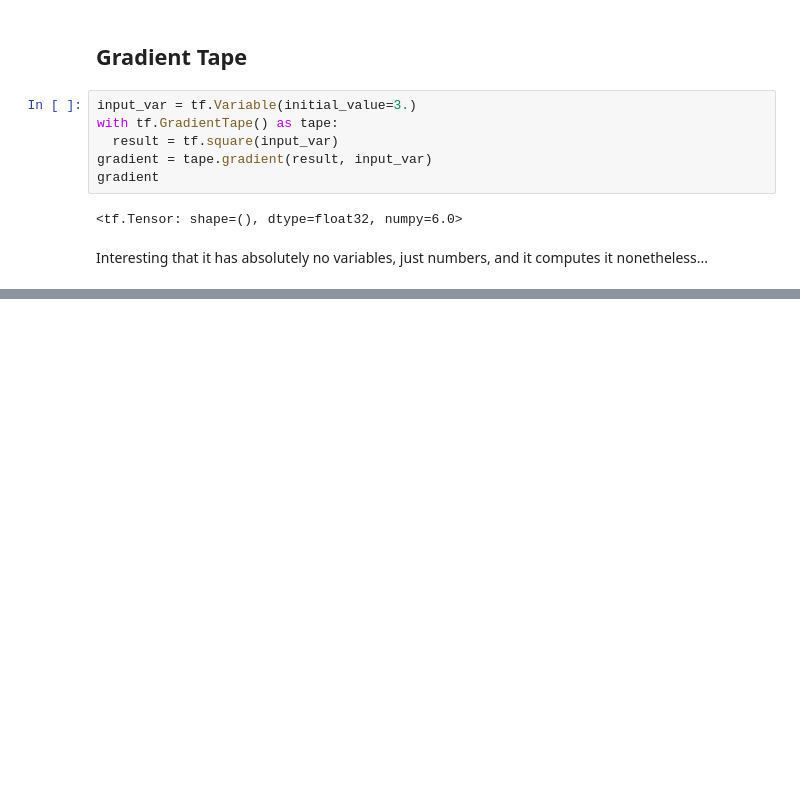
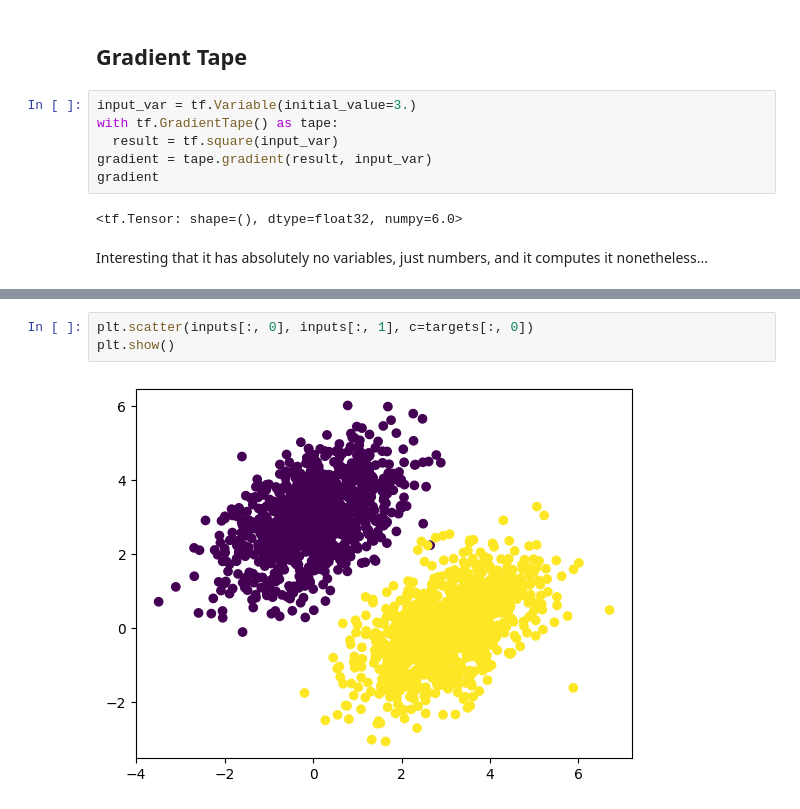
Before and after one commit to bigflyy/DeepLearningWithPython, a Jupyter notebook: 2LinearClassifierTensorFlow.ipynb, the cells around one changed output, grey strips where cells are left out. Saved outputs shown, nothing was run; the diff lists cells and outputs as text; blank space fills up the shorter version.

```diff
--- a/2LinearClassifierTensorFlow.ipynb
+++ b/2LinearClassifierTensorFlow.ipynb
@@ -34,0 +103,5 @@ Interesting that it has absolutely no variables, just numbers, and it computes i
+# %%
+plt.scatter(inputs[:, 0], inputs[:, 1], c=targets[:, 0])
+plt.show()
+# %% [output]
+[figure, added]
```
Also changed, not shown: parts of 16 cells of this notebook.
